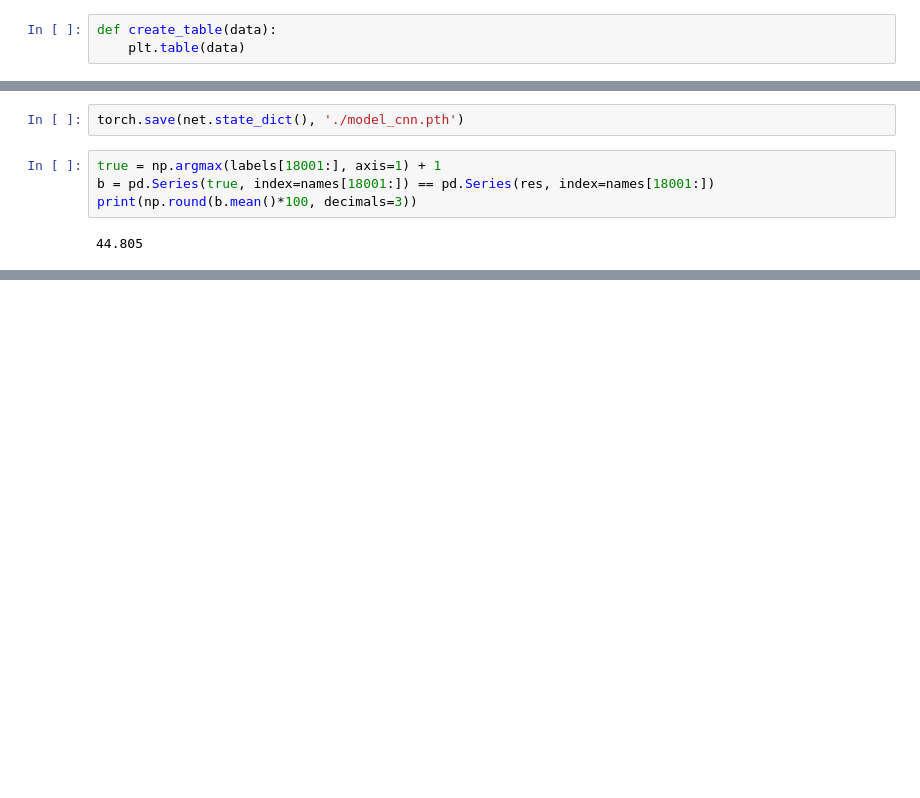
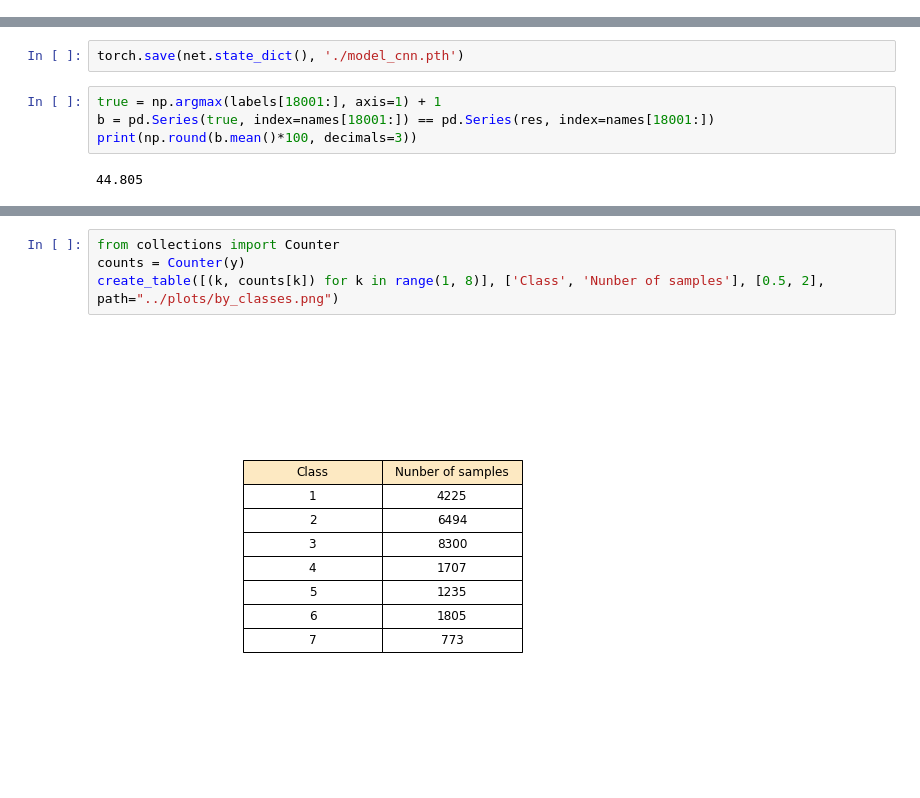
Before and after one commit to birbNoobstein/Predicting-enzyme-function, a Jupyter notebook: code/EnzymeClassification.ipynb, the cells around one changed output, grey strips where cells are left out. Drawn from its saved outputs; the diff is of its cells as text; blank space fills up the shorter version.

```diff
--- a/code/EnzymeClassification.ipynb
+++ b/code/EnzymeClassification.ipynb
@@ -240,9 +240,6 @@ pd.DataFrame({'svm':results_svm,
 pd.DataFrame({'svm':results_svm_ovs,
              'knn':results_knn_ovs,
              'rf':results_rf_ovs}).to_csv('../eval_results/raw_cv_ovs.csv')
-# %%
-def create_table(data):
-    plt.table(data)
 # %% [markdown]
 #### Neural Network
 # %%
@@ -439,0 +484,6 @@ acc_all = [acc_svm, acc_svm_o, acc_knn, acc_knn_o, acc_rf, acc_rf_o]
+# %%
+from collections import Counter
+counts = Counter(y)
+create_table([(k, counts[k]) for k in range(1, 8)], ['Class', 'Nunber of samples'], [0.5, 2], path="../plots/by_classes.png")
+# %% [output]
+[figure, added]
```
Also changed, not shown: parts of 10 cells of this notebook, 8 other files.
